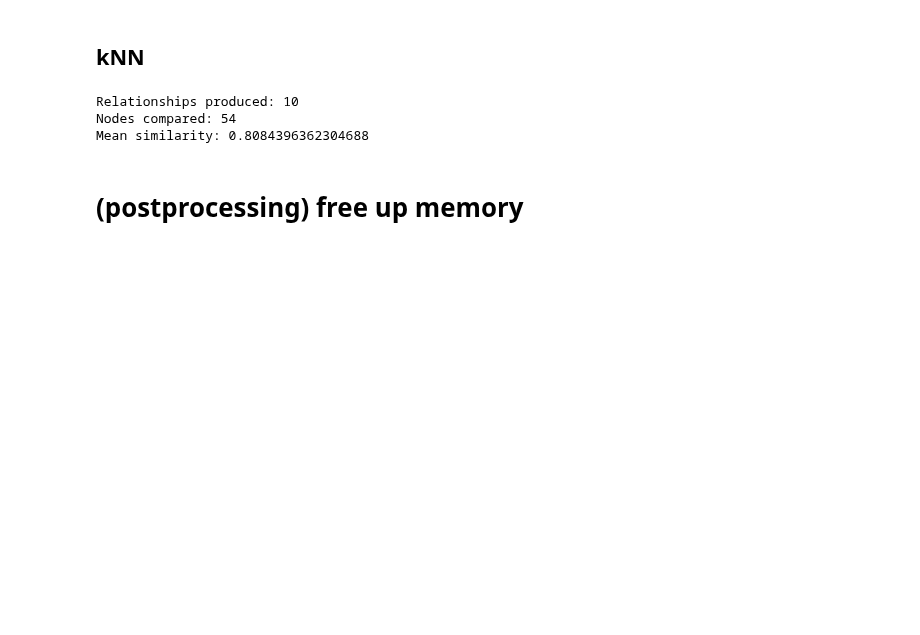
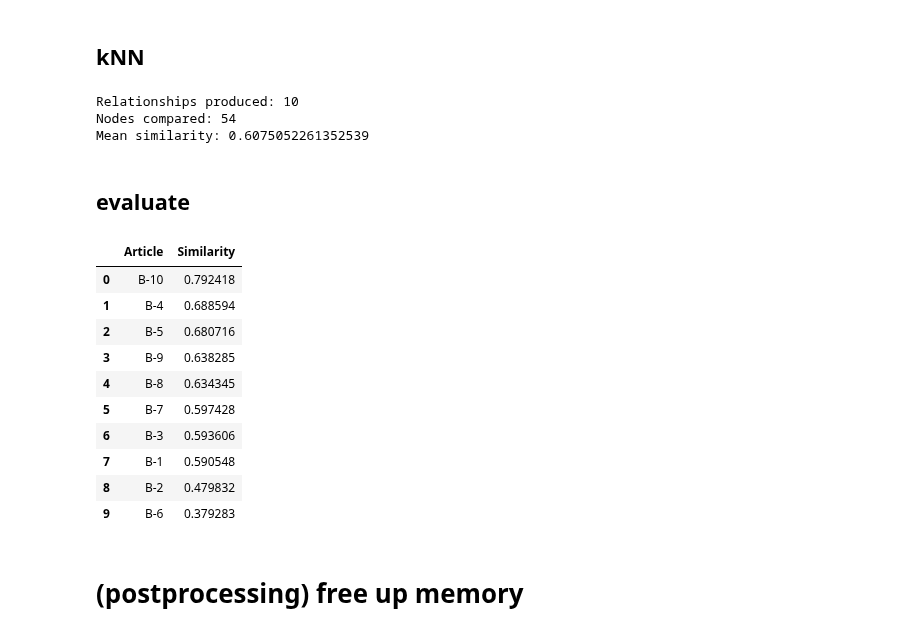
Before and after one commit to smallcat9603/graph, a Jupyter notebook: dnp/kg/neo4j.ipynb, the cells around one changed output. Cells and saved outputs as stored; diff of their text form; code cells hidden in the pictures; blank space fills up the shorter version.

```diff
--- a/dnp/kg/neo4j.ipynb
+++ b/dnp/kg/neo4j.ipynb
@@ -361,13 +387,14 @@ result = gds.knn.filtered.write(
     G,
     topK=10,
     nodeProperties=["embedding_fastrp"],
-    randomSeed=42,
+    randomSeed=42, # Note that concurrency must be set to 1 when setting this parameter.
     concurrency=1,
     sampleRate=1.0,
     deltaThreshold=0.0,
     writeRelationshipType="SIMILAR",
-    writeProperty="similar",
-    sourceNodeFilter="Input"
+    writeProperty="score",
+    sourceNodeFilter="Input",
+    targetNodeFilter="Article",
 )
 
 print(f"Relationships produced: {result['relationshipsWritten']}")
@@ -376,7 +403,28 @@ print(f"Mean similarity: {result['similarityDistribution']['mean']}")
 # %% [output]
 Relationships produced: 10
 Nodes compared: 54
-Mean similarity: 0.8084396362304688
+Mean similarity: 0.6075052261352539
+# %% [markdown]
+## evaluate
+# %%
+query = """
+MATCH (i:Input)-[r:SIMILAR]-(a:Article)
+RETURN a.name AS Article, r.score AS Similarity
+ORDER BY Similarity DESC
+"""
+gds.run_cypher(query)
+# %% [output]
+|  | Article | Similarity |
+| 0 | B-10 | 0.792418 |
+| 1 | B-4 | 0.688594 |
+| 2 | B-5 | 0.680716 |
+| 3 | B-9 | 0.638285 |
+| 4 | B-8 | 0.634345 |
+| 5 | B-7 | 0.597428 |
+| 6 | B-3 | 0.593606 |
+| 7 | B-1 | 0.590548 |
+| 8 | B-2 | 0.479832 |
+| 9 | B-6 | 0.379283 |
 # %% [markdown]
 # (postprocessing) free up memory
 # %%
```
Also changed, not shown: parts of 5 cells of this notebook.
